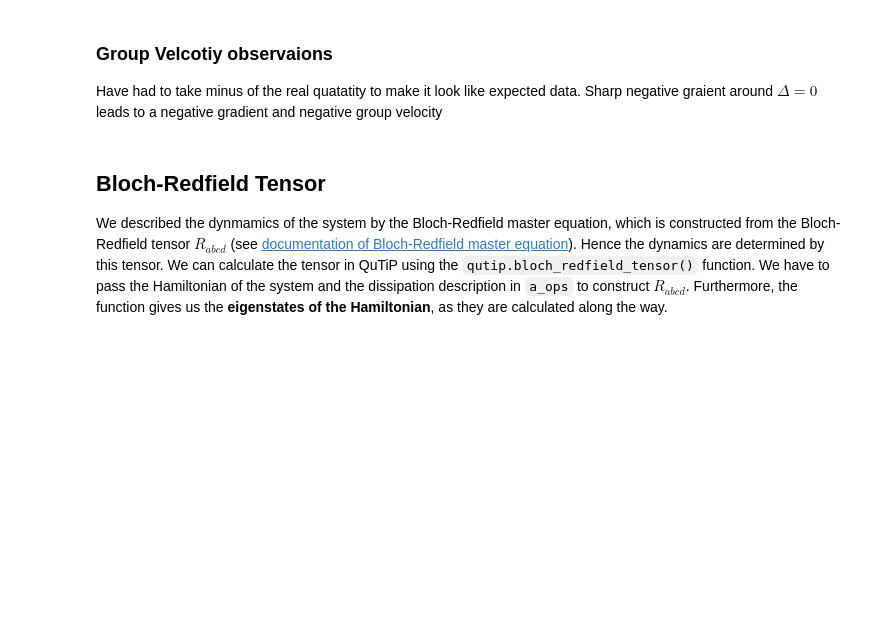
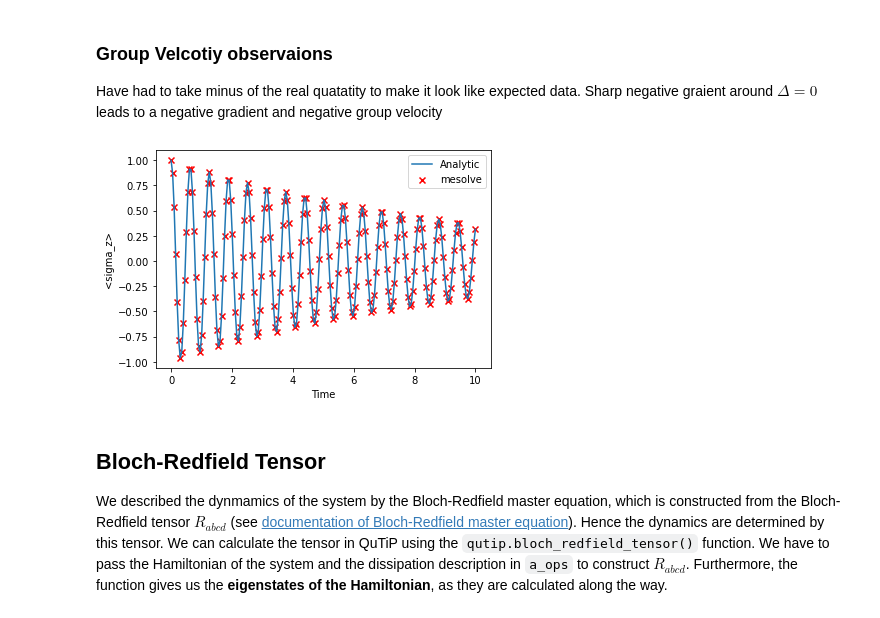
Before and after one commit to asaunders-uob/Rydberg, a Jupyter notebook: PyCode/Bloch Sphere TLS.ipynb, the cells around one changed output. Drawn from its saved outputs; the diff is of its cells as text; code cells hidden in the pictures; blank space fills up the shorter version.

```diff
--- a/PyCode/Bloch Sphere TLS.ipynb
+++ b/PyCode/Bloch Sphere TLS.ipynb
@@ -268,3 +280,12 @@ np.min(dchi)
+# %%
+sz_analytic = np.cos(Rabi_freq*times) * np.exp(-times * gamma)
+# %%
+plt.scatter(times, result_me.expect[2], c="r", marker="x", label="mesolve")
+plt.plot(times, sz_analytic, label="Analytic")
+plt.xlabel("Time"), plt.ylabel("<sigma_z>")
+plt.legend();
+# %% [output]
+[figure, added]
 # %% [markdown]
 ## Bloch-Redfield Tensor
 
```
Also changed, not shown: parts of 13 cells of this notebook, 15 other files.
